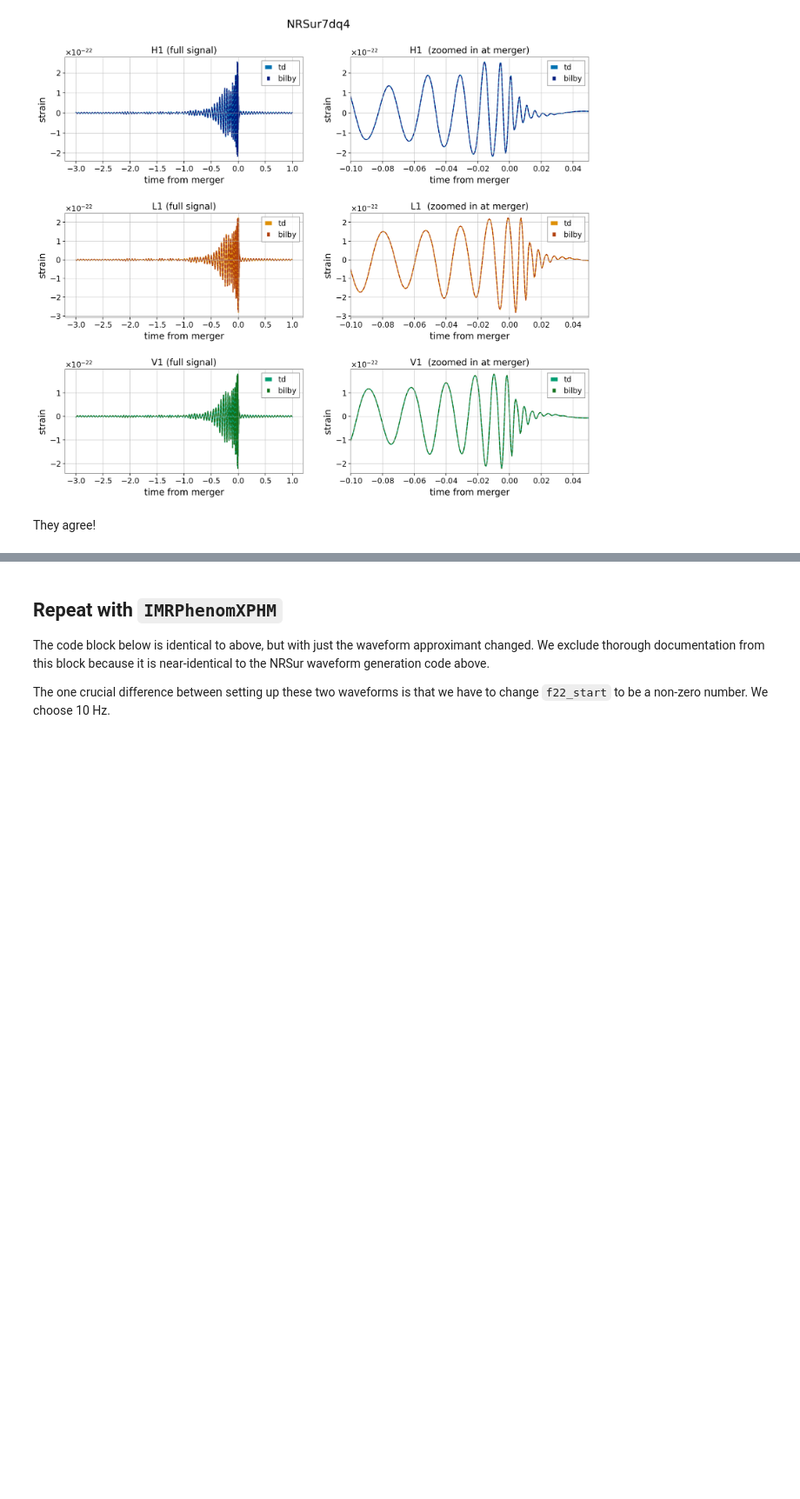
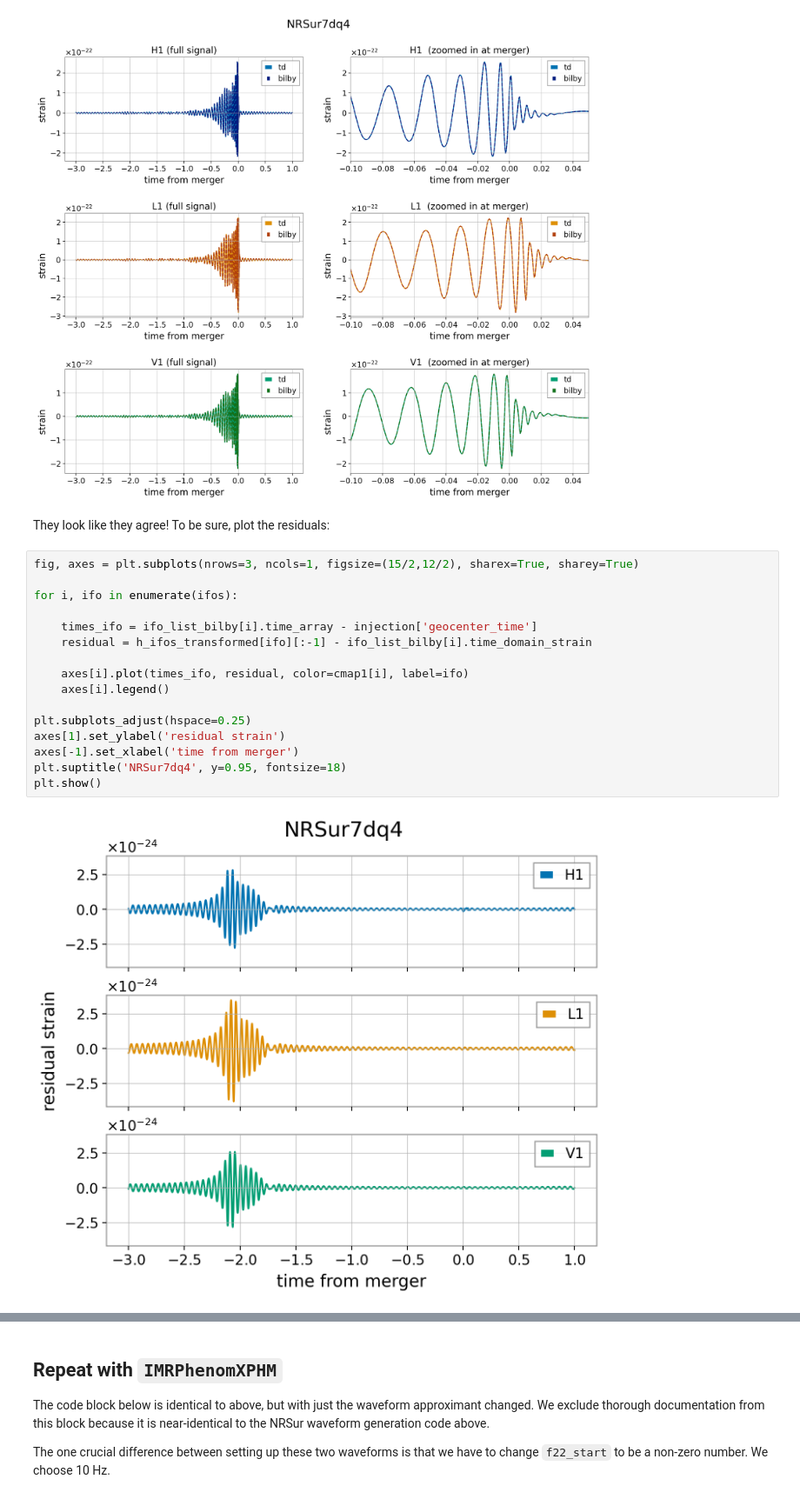
Before and after one commit to simonajmiller/tdinf, a Jupyter notebook: review/waveform_generation_comparison.ipynb, the cells around one changed output, grey strips where cells are left out. Shown at 87% size. Saved outputs shown, nothing was run; the diff lists cells and outputs as text; blank space fills up the shorter version.

Commit message:
add residuals to waveform generation review notebook

```diff
--- a/review/waveform_generation_comparison.ipynb
+++ b/review/waveform_generation_comparison.ipynb
@@ -310,4 +310,22 @@ plt.show()
 # %% [output]
 [figure]
 # %% [markdown]
-They agree!
+They look like they agree! To be sure, plot the residuals:
+# %%
+fig, axes = plt.subplots(nrows=3, ncols=1, figsize=(15/2,12/2), sharex=True, sharey=True)
+
+for i, ifo in enumerate(ifos):
+
+    times_ifo = ifo_list_bilby[i].time_array - injection['geocenter_time']
+    residual = h_ifos_transformed[ifo][:-1] - ifo_list_bilby[i].time_domain_strain
+
+    axes[i].plot(times_ifo, residual, color=cmap1[i], label=ifo)
+    axes[i].legend()
+
+plt.subplots_adjust(hspace=0.25)
+axes[1].set_ylabel('residual strain')
+axes[-1].set_xlabel('time from merger')
+plt.suptitle('NRSur7dq4', y=0.95, fontsize=18)
+plt.show()
+# %% [output]
+[figure, added]
```
Also changed, not shown: parts of 8 cells of this notebook, 2 other files.
